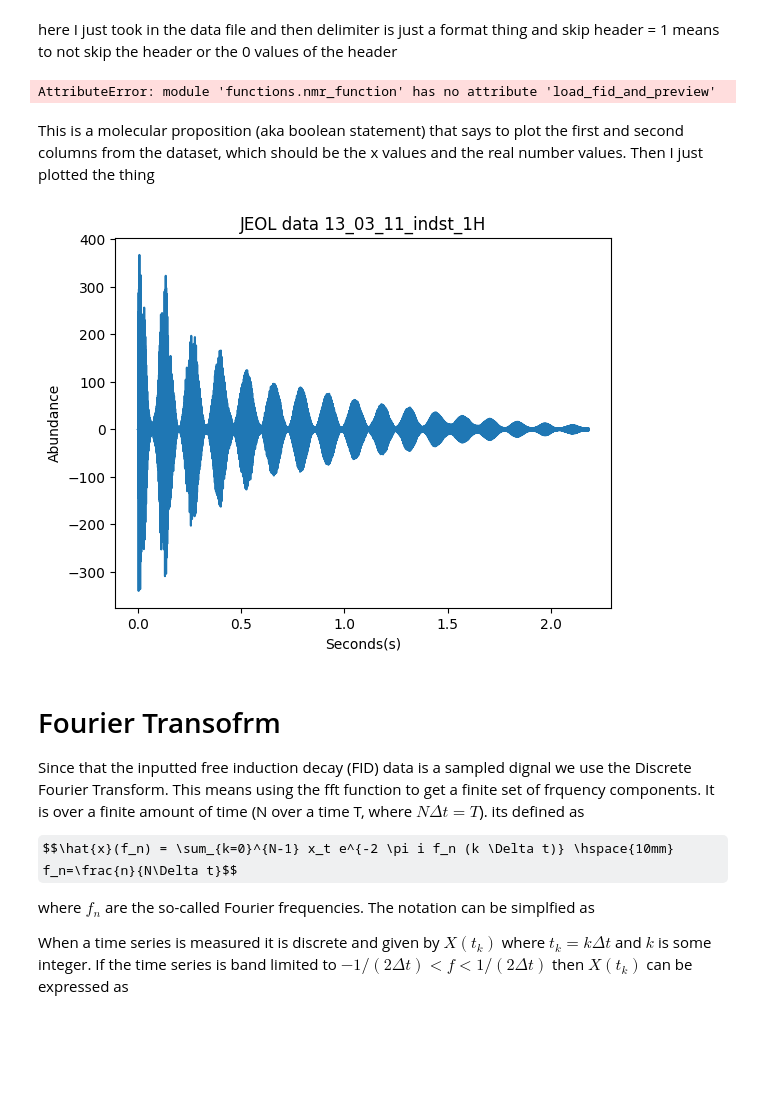
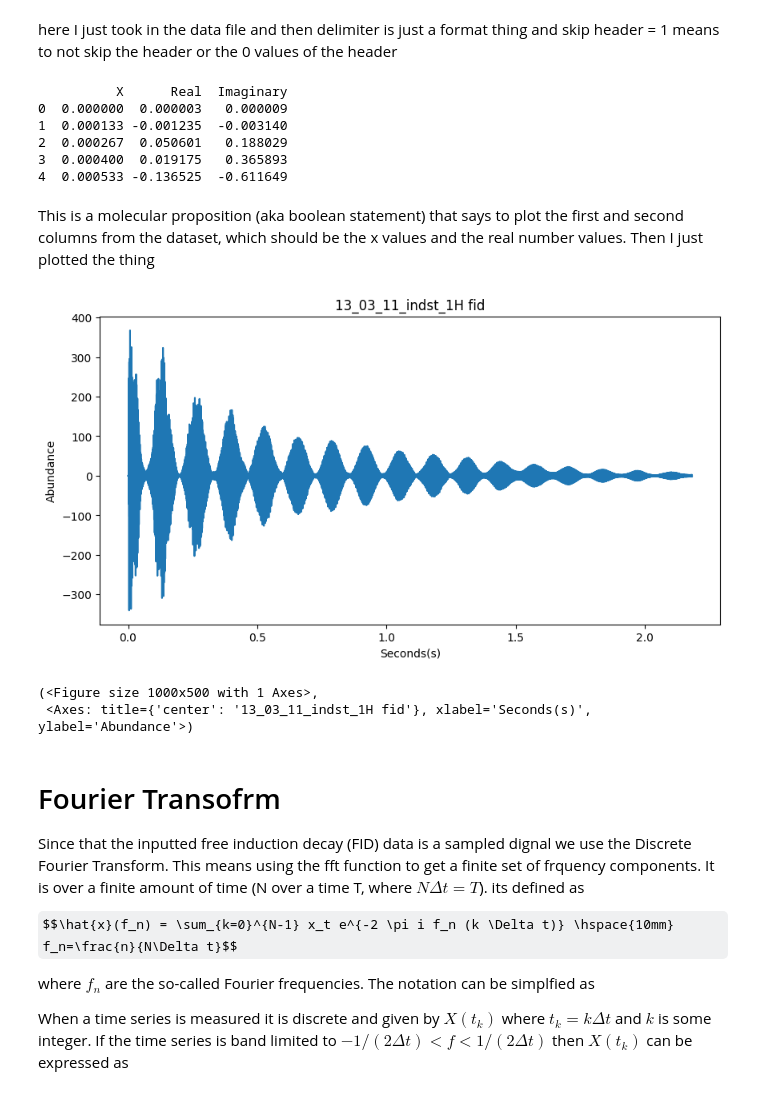
Before and after one commit to Quintinlf/NMR-Project, a Jupyter notebook: spring_semester_2025/project_1_spring_2025.ipynb, the cells around one changed output. Saved outputs shown, nothing was run; the diff lists cells and outputs as text; code cells hidden in the pictures; some formulas as TeX source; blank space fills up the shorter version.

```diff
--- a/spring_semester_2025/project_1_spring_2025.ipynb
+++ b/spring_semester_2025/project_1_spring_2025.ipynb
@@ -47,25 +49,28 @@ Imported nmr from: c:\Users\Windows User\NMR-Project\functions\nmr_function.py
 # %% [markdown]
 here I just took in the data file and then delimiter is just a format thing and skip header = 1 means to not skip the header or the 0 values of the header
 # %%
+reload(nmr)
+
 url = r"https://raw.githubusercontent.com/Quintinlf/NMR-Project/main/spring_semester_2025/13_03_11_indst_1H%20fid.asc"
 df, name = nmr.load_fid_and_preview(url)
+
+# Ensure array for downstream cells
+data = df if isinstance(df, np.ndarray) else df.to_numpy()
 # %% [output]
-AttributeError: module 'functions.nmr_function' has no attribute 'load_fid_and_preview'
+          X      Real  Imaginary
+0  0.000000  0.000003   0.000009
+1  0.000133 -0.001235  -0.003140
+2  0.000267  0.050601   0.188029
+3  0.000400  0.019175   0.365893
+4  0.000533 -0.136525  -0.611649
 # %% [markdown]
 This is a molecular proposition (aka boolean statement) that says to plot the first and second columns from the dataset, which should be the x values and the real number values. Then I just plotted the thing
-# %%
-# Ensure data is not None and has valid content
-if data is not None and data.size > 0:
-	plt.plot(data[:, 0], data[:, 1])  # Assuming the first column is X and the second column is Intensity
-	#plt.gca().invert_xaxis()  # Invert x-axis, use after fourier transform
-	plt.title(name)
-	plt.xlabel("Seconds(s)")
-	plt.ylabel("Abundance")
-	plt.show()
-else:
-	print("No valid data found in the file.")
-# %% [output]
-[figure, removed]
+# %%
+nmr.plot_fid(data, title=name, xcol=0, ycol=1, xlabel="Seconds(s)", ylabel="Abundance", invert_x=False)
+# %% [output]
+[figure, added]
+(<Figure size 1000x500 with 1 Axes>,
+ <Axes: title={'center': '13_03_11_indst_1H fid'}, xlabel='Seconds(s)', ylabel='Abundance'>)
 # %% [markdown]
 # Fourier Transofrm
 
```
Also changed, not shown: parts of 8 cells of this notebook, 1 other file.
